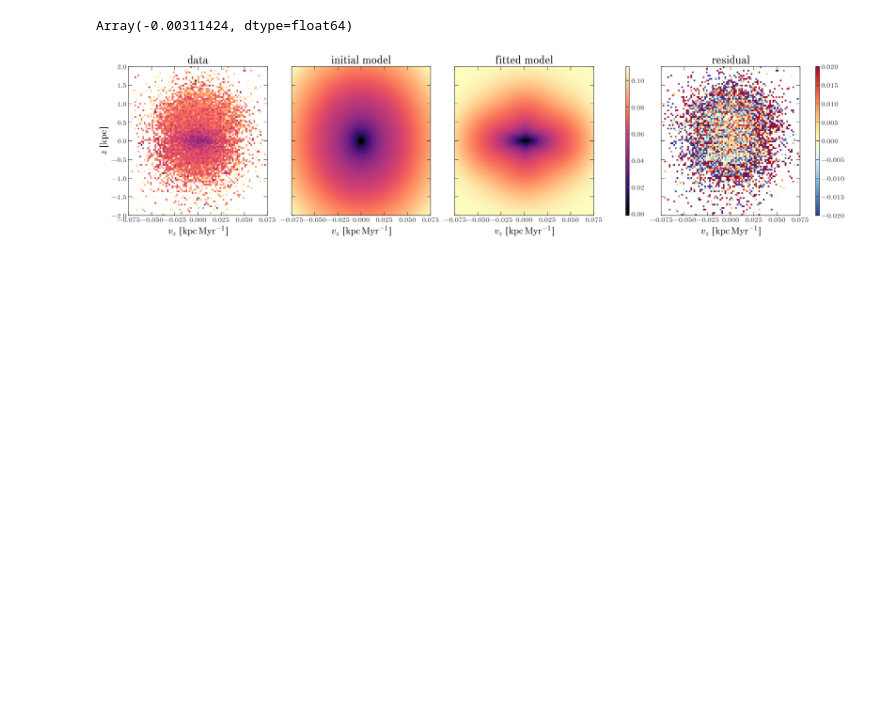
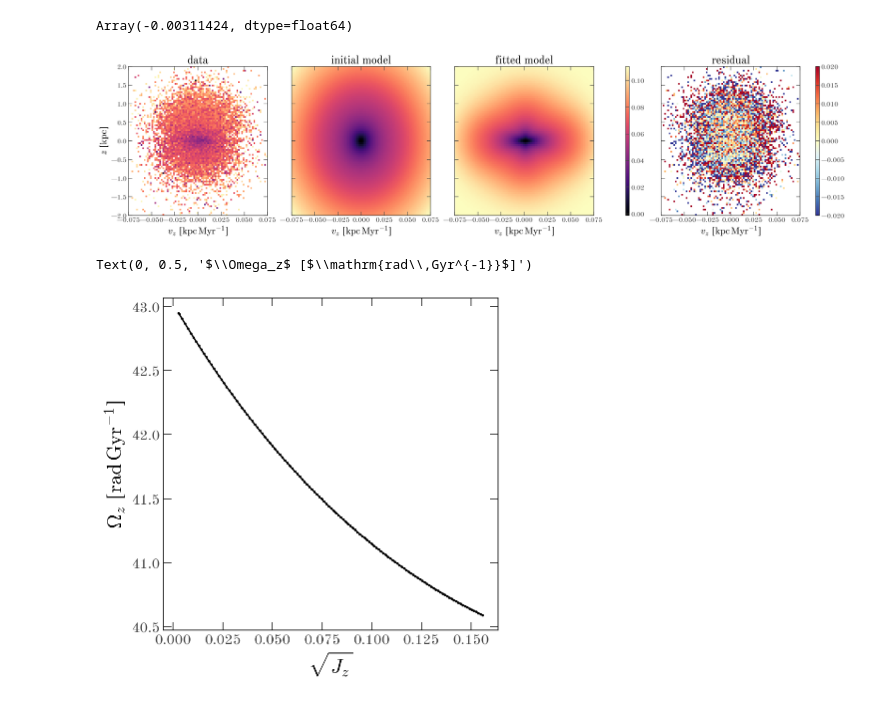
Before and after one commit to adrn/empirical-af, a Jupyter notebook: notebooks/Danny-label-test.ipynb, the cells around one changed output. Drawn from its saved outputs; the diff is of its cells as text; code cells hidden in the pictures; blank space fills up the shorter version.

Commit message:
add example of plotting omegaz vs jz

```diff
--- a/notebooks/Danny-label-test.ipynb
+++ b/notebooks/Danny-label-test.ipynb
@@ -104,3 +104,13 @@ Array(-0.00311424, dtype=float64)
 plot_data_models_label_residual(data_H, model0, model);
 # %% [output]
 [figure]
+# %%
+rzs = np.linspace(0, 1., 128) + 1e-3
+Tzs, Jzs, _ = model.get_Tz_Jz_thetaz(rzs, np.zeros_like(rzs), 101)
+Omzs = (2*np.pi*u.rad / (Tzs * u.Myr)).to(u.rad/u.Gyr)
+plt.plot(np.sqrt(Jzs), Omzs.value)
+plt.xlabel(r"$\sqrt{J_z}$")
+plt.ylabel(r"$\Omega_z$ " + f"[{u.rad/u.Gyr:latex_inline}]")
+# %% [output]
+Text(0, 0.5, '$\\Omega_z$ [$\\mathrm{rad\\,Gyr^{-1}}$]')
+[figure, added]
```
Also changed, not shown: parts of 4 cells of this notebook.
